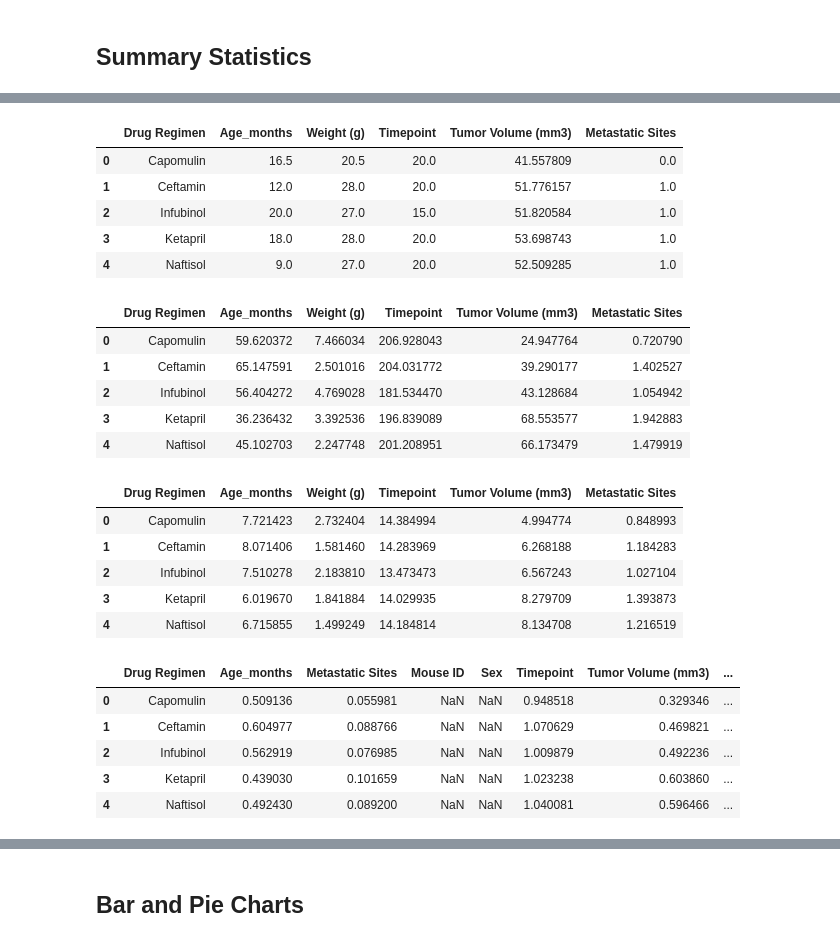
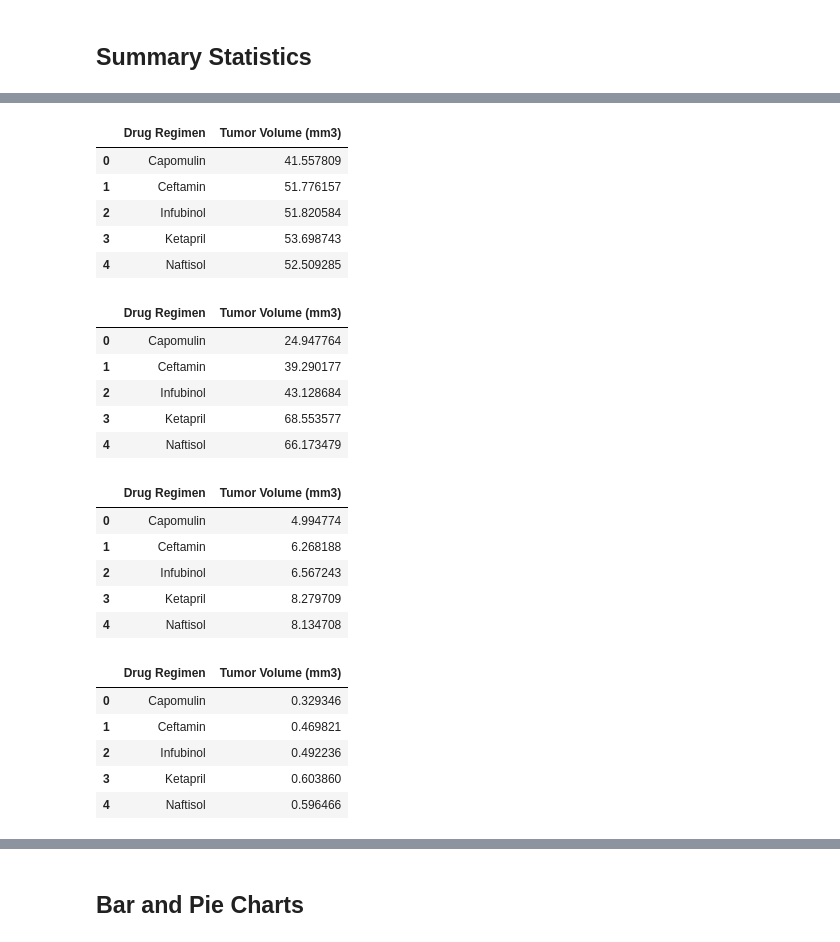
Before and after one commit to adamjohnson57/matplotlib-challenge, a Jupyter notebook: 05-Matplotlib/Instructions/Pymaceuticals/pymaceuticals.ipynb, the cells around one changed output, grey strips where cells are left out. Cells and saved outputs as stored; diff of their text form; code cells hidden in the pictures.

```diff
--- a/05-Matplotlib/Instructions/Pymaceuticals/pymaceuticals.ipynb
+++ b/05-Matplotlib/Instructions/Pymaceuticals/pymaceuticals.ipynb
@@ -148,46 +131,46 @@ mean_tumor_df.head()
 # %%
-med_tumor_df = pd.DataFrame(combined_df.groupby(["Drug Regimen"]).median())
+med_tumor_df = pd.DataFrame(combined_df.groupby(["Drug Regimen"])["Tumor Volume (mm3)"].median())
 med_tumor_df = med_tumor_df.reset_index()
 med_tumor_df.head()
 # %% [output]
-|  | Drug Regimen | Age_months | Weight (g) | Timepoint | Tumor Volume (mm3) | Metastatic Sites |
-| 0 | Capomulin | 16.5 | 20.5 | 20.0 | 41.557809 | 0.0 |
-| 1 | Ceftamin | 12.0 | 28.0 | 20.0 | 51.776157 | 1.0 |
-| 2 | Infubinol | 20.0 | 27.0 | 15.0 | 51.820584 | 1.0 |
-| 3 | Ketapril | 18.0 | 28.0 | 20.0 | 53.698743 | 1.0 |
-| 4 | Naftisol | 9.0 | 27.0 | 20.0 | 52.509285 | 1.0 |
+|  | Drug Regimen | Tumor Volume (mm3) |
+| 0 | Capomulin | 41.557809 |
+| 1 | Ceftamin | 51.776157 |
+| 2 | Infubinol | 51.820584 |
+| 3 | Ketapril | 53.698743 |
+| 4 | Naftisol | 52.509285 |
 # %%
-var_tumor_df = pd.DataFrame(combined_df.groupby(["Drug Regimen"]).var())
+var_tumor_df = pd.DataFrame(combined_df.groupby(["Drug Regimen"])["Tumor Volume (mm3)"].var())
 var_tumor_df = var_tumor_df.reset_index()
 var_tumor_df.head()
 # %% [output]
-|  | Drug Regimen | Age_months | Weight (g) | Timepoint | Tumor Volume (mm3) | Metastatic Sites |
-| 0 | Capomulin | 59.620372 | 7.466034 | 206.928043 | 24.947764 | 0.720790 |
-| 1 | Ceftamin | 65.147591 | 2.501016 | 204.031772 | 39.290177 | 1.402527 |
-| 2 | Infubinol | 56.404272 | 4.769028 | 181.534470 | 43.128684 | 1.054942 |
-| 3 | Ketapril | 36.236432 | 3.392536 | 196.839089 | 68.553577 | 1.942883 |
-| 4 | Naftisol | 45.102703 | 2.247748 | 201.208951 | 66.173479 | 1.479919 |
+|  | Drug Regimen | Tumor Volume (mm3) |
+| 0 | Capomulin | 24.947764 |
+| 1 | Ceftamin | 39.290177 |
+| 2 | Infubinol | 43.128684 |
+| 3 | Ketapril | 68.553577 |
+| 4 | Naftisol | 66.173479 |
 # %%
-std_tumor_df = pd.DataFrame(combined_df.groupby(["Drug Regimen"]).std())
+std_tumor_df = pd.DataFrame(combined_df.groupby(["Drug Regimen"])["Tumor Volume (mm3)"].std())
 std_tumor_df = std_tumor_df.reset_index()
 std_tumor_df.head()
 # %% [output]
-|  | Drug Regimen | Age_months | Weight (g) | Timepoint | Tumor Volume (mm3) | Metastatic Sites |
-| 0 | Capomulin | 7.721423 | 2.732404 | 14.384994 | 4.994774 | 0.848993 |
-| 1 | Ceftamin | 8.071406 | 1.581460 | 14.283969 | 6.268188 | 1.184283 |
-| 2 | Infubinol | 7.510278 | 2.183810 | 13.473473 | 6.567243 | 1.027104 |
-| 3 | Ketapril | 6.019670 | 1.841884 | 14.029935 | 8.279709 | 1.393873 |
-| 4 | Naftisol | 6.715855 | 1.499249 | 14.184814 | 8.134708 | 1.216519 |
+|  | Drug Regimen | Tumor Volume (mm3) |
+| 0 | Capomulin | 4.994774 |
+| 1 | Ceftamin | 6.268188 |
+| 2 | Infubinol | 6.567243 |
+| 3 | Ketapril | 8.279709 |
+| 4 | Naftisol | 8.134708 |
 # %%
-sem_tumor_df = pd.DataFrame(combined_df.groupby(["Drug Regimen"]).sem())
+sem_tumor_df = pd.DataFrame(combined_df.groupby(["Drug Regimen"])["Tumor Volume (mm3)"].sem())
 sem_tumor_df = sem_tumor_df.reset_index()
 sem_tumor_df.head()
 # %% [output]
-|  | Drug Regimen | Age_months | Metastatic Sites | Mouse ID | Sex | Timepoint | Tumor Volume (mm3) | ... |
-| 0 | Capomulin | 0.509136 | 0.055981 | NaN | NaN | 0.948518 | 0.329346 | ... |
-| 1 | Ceftamin | 0.604977 | 0.088766 | NaN | NaN | 1.070629 | 0.469821 | ... |
-| 2 | Infubinol | 0.562919 | 0.076985 | NaN | NaN | 1.009879 | 0.492236 | ... |
-| 3 | Ketapril | 0.439030 | 0.101659 | NaN | NaN | 1.023238 | 0.603860 | ... |
-| 4 | Naftisol | 0.492430 | 0.089200 | NaN | NaN | 1.040081 | 0.596466 | ... |
+|  | Drug Regimen | Tumor Volume (mm3) |
+| 0 | Capomulin | 0.329346 |
+| 1 | Ceftamin | 0.469821 |
+| 2 | Infubinol | 0.492236 |
+| 3 | Ketapril | 0.603860 |
+| 4 | Naftisol | 0.596466 |
 # %%
 # Generate a summary statistics table of mean, median, variance, standard deviation, and SEM of the tumor volume for each regimen
```
Also changed, not shown: parts of 10 cells of this notebook.
